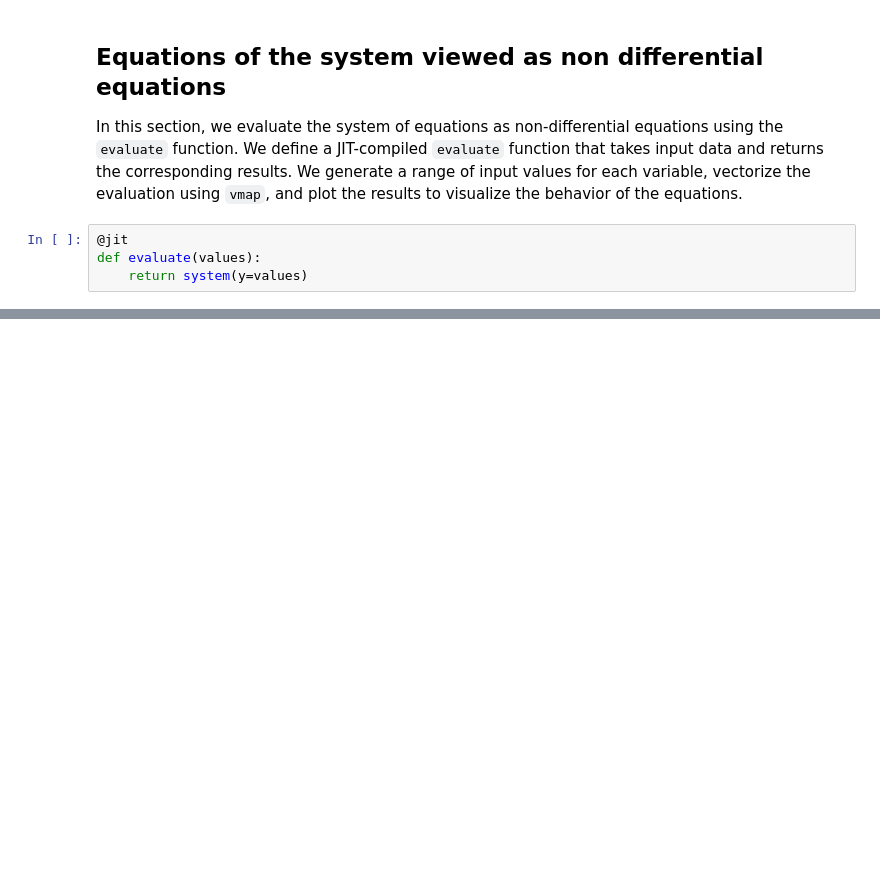
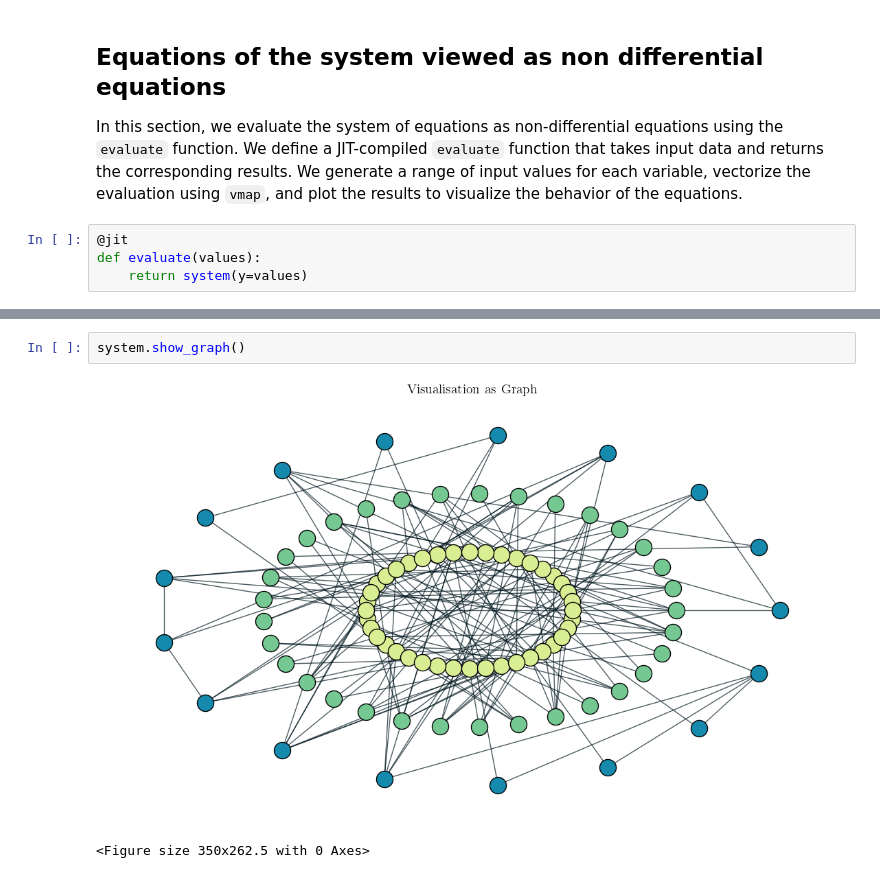
Before and after one commit to matttulio/metis, a Jupyter notebook: Test-Datagen.ipynb, the cells around one changed output, grey strips where cells are left out. Cells and saved outputs as stored; diff of their text form; blank space fills up the shorter version.

```diff
--- a/Test-Datagen.ipynb
+++ b/Test-Datagen.ipynb
@@ -332,0 +352,5 @@ plt.show()
+# %%
+system.show_graph()
+# %% [output]
+[figure, added]
+<Figure size 350x262.5 with 0 Axes>
```
Also changed, not shown: parts of 16 cells of this notebook, 2 other files.
